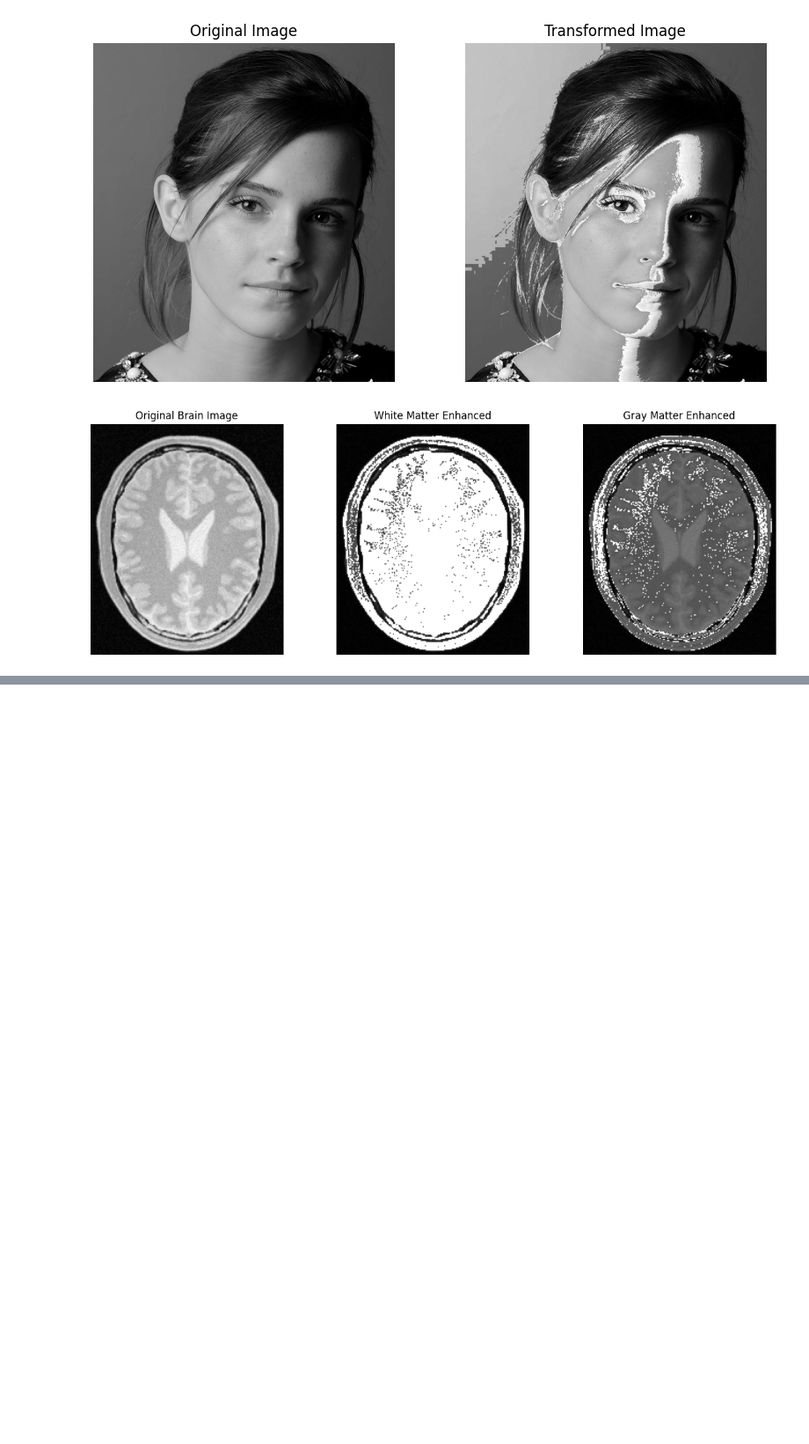
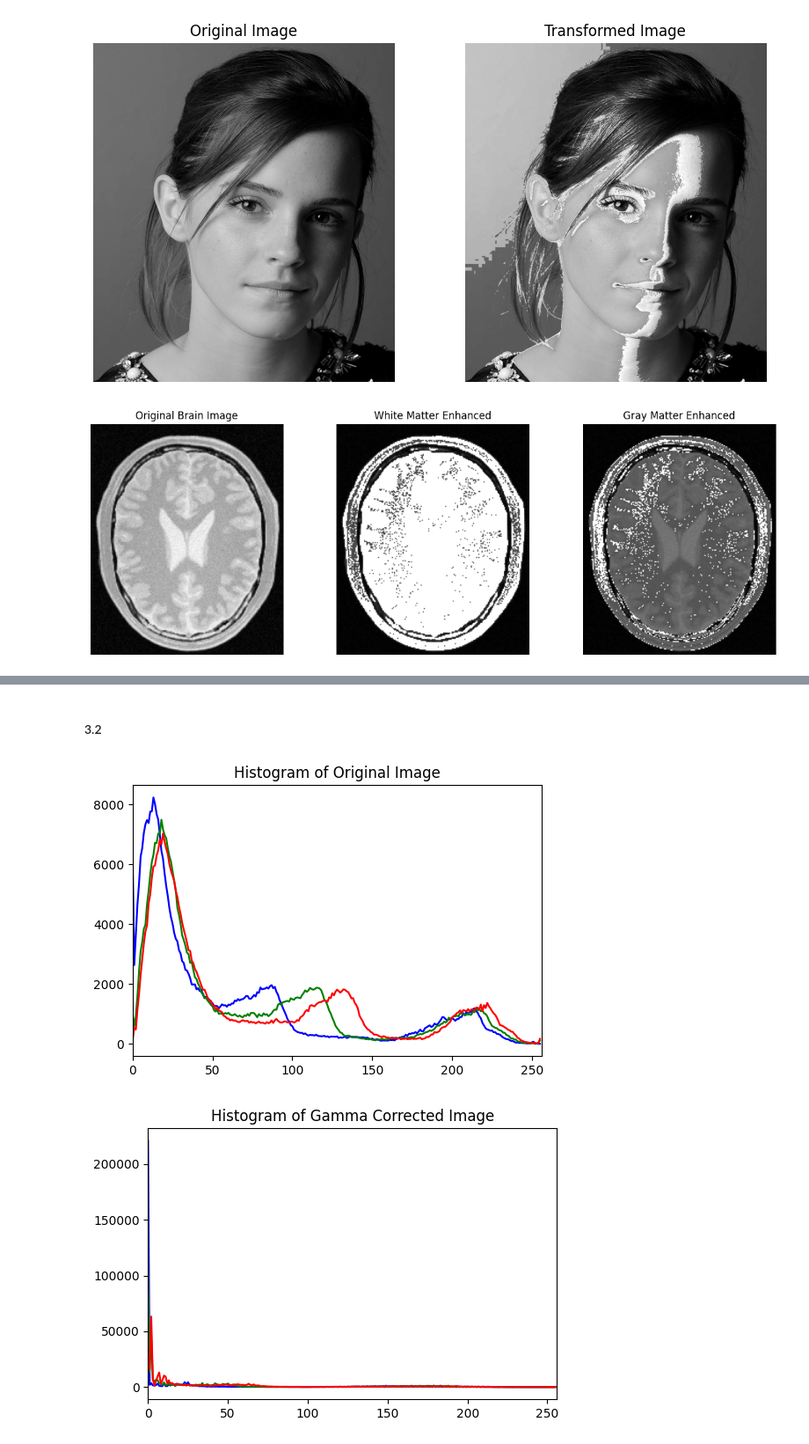
Before and after one commit to Abithan07/-Intensity-Transformations-and-Neighborhood-Filtering, a Jupyter notebook: Assignment_1.ipynb, the cells around one changed output, grey strips where cells are left out. Shown at 88% size. Drawn from its saved outputs; the diff is of its cells as text; code cells hidden in the pictures; blank space fills up the shorter version.

```diff
--- a/Assignment_1.ipynb
+++ b/Assignment_1.ipynb
@@ -88,0 +124,20 @@ plt.show()
+# %% [markdown]
+#### 3.2
+# %%
+# Function to plot histograms
+def plot_histograms(image, title):
+    color = ('b', 'g', 'r')
+    plt.figure(figsize=(6, 4))
+    for i, col in enumerate(color):
+        hist = cv2.calcHist([image], [i], None, [256], [0, 256])
+        plt.plot(hist, color=col)
+    plt.title(title)
+    plt.xlim([0, 256])
+
+# Plot histograms of the original and gamma corrected images
+plot_histograms(img, "Histogram of Original Image")
+plot_histograms(gamma_corrected_img, "Histogram of Gamma Corrected Image")
+plt.show()
+# %% [output]
+[figure, added]
+[figure, added]
```
Also changed, not shown: parts of 7 cells of this notebook.
